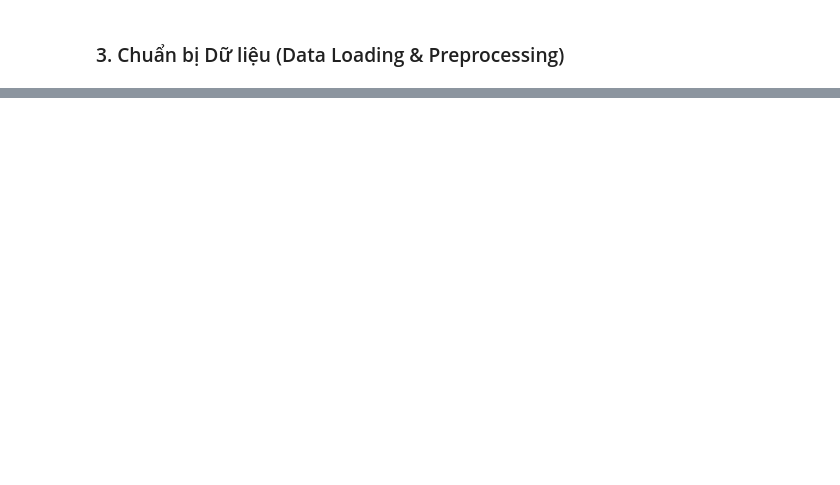
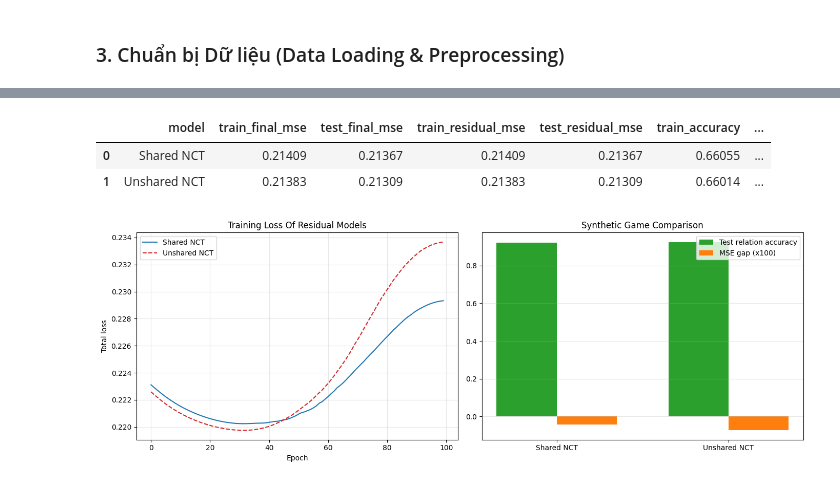
Before and after one commit to TANVANHCMUS2005/DM_Lab03_Clustering, a Jupyter notebook: Group_11/notebooks/02_ablation_study.ipynb, the cells around one changed output, grey strips where cells are left out. Cells and saved outputs as stored; diff of their text form; code cells hidden in the pictures; blank space fills up the shorter version.

```diff
--- a/Group_11/notebooks/02_ablation_study.ipynb
+++ b/Group_11/notebooks/02_ablation_study.ipynb
@@ -285,0 +371,79 @@ plt.show()
+# %%
+summary = pd.DataFrame([
+    {
+        'model': 'Shared NCT',
+        'train_final_mse': shared_train_metrics['final_mse'],
+        'test_final_mse': shared_test_metrics['final_mse'],
+        'train_residual_mse': shared_train_metrics['residual_mse'],
+        'test_residual_mse': shared_test_metrics['residual_mse'],
+        'train_accuracy': shared_train_metrics['accuracy'],
+        'test_accuracy': shared_test_metrics['accuracy'],
+        'train_relation_accuracy': shared_train_metrics['relation_accuracy'],
+        'test_relation_accuracy': shared_test_metrics['relation_accuracy'],
+        'mse_gap': shared_test_metrics['final_mse'] - shared_train_metrics['final_mse'],
+        'used_codes_test': shared_test_metrics['used_codes'],
+        'utilization_test': shared_test_metrics['utilization_ratio'],
+    },
+    {
+        'model': 'Unshared NCT',
+        'train_final_mse': unshared_train_metrics['final_mse'],
+        'test_final_mse': unshared_test_metrics['final_mse'],
+        'train_residual_mse': unshared_train_metrics['residual_mse'],
+        'test_residual_mse': unshared_test_metrics['residual_mse'],
+        'train_accuracy': unshared_train_metrics['accuracy'],
+        'test_accuracy': unshared_test_metrics['accuracy'],
+        'train_relation_accuracy': unshared_train_metrics['relation_accuracy'],
+        'test_relation_accuracy': unshared_test_metrics['relation_accuracy'],
+        'mse_gap': unshared_test_metrics['final_mse'] - unshared_train_metrics['final_mse'],
+        'used_codes_test': unshared_test_metrics['used_codes'],
+        'utilization_test': unshared_test_metrics['utilization_ratio'],
+    },
+])
+
+summary_display = summary.copy()
+for col in [
+    'train_final_mse',
+    'test_final_mse',
+    'train_residual_mse',
+    'test_residual_mse',
+    'train_accuracy',
+    'test_accuracy',
+    'train_relation_accuracy',
+    'test_relation_accuracy',
+    'mse_gap',
+    'utilization_test',
+]:
+    summary_display[col] = summary_display[col].map(lambda value: round(float(value), 5))
+
+display(summary_display)
+
+fig, axes = plt.subplots(1, 2, figsize=(14, 5))
+
+axes[0].plot(hist_shared.total_loss, label='Shared NCT', color='tab:blue')
+axes[0].plot(hist_unshared.total_loss, label='Unshared NCT', color='tab:red', linestyle='--')
+axes[0].set_title('Training Loss Of Residual Models')
+axes[0].set_xlabel('Epoch')
+axes[0].set_ylabel('Total loss')
+axes[0].grid(True, alpha=0.3)
+axes[0].legend()
+
+x = np.arange(len(summary))
+width = 0.35
+axes[1].bar(x - width / 2, summary['test_relation_accuracy'], width=width, label='Test relation accuracy', color='tab:green')
+# axes[1].bar(x + width / 2, summary['mse_gap'], width=width, label='Test-train MSE gap', color='tab:orange')
+# Nhân 100 để hiển thị rõ hơn trên biểu đồ chung
+axes[1].bar(x + width / 2, summary['mse_gap'] * 100, width=width,
+            label='MSE gap (x100)', color='tab:orange')
+axes[1].set_xticks(x)
+axes[1].set_xticklabels(summary['model'])
+axes[1].set_title('Synthetic Game Comparison')
+axes[1].grid(True, axis='y', alpha=0.3)
+axes[1].legend()
+
+plt.tight_layout()
+plt.show()
+# %% [output]
+|  | model | train_final_mse | test_final_mse | train_residual_mse | test_residual_mse | train_accuracy | ... |
+| 0 | Shared NCT | 0.21409 | 0.21367 | 0.21409 | 0.21367 | 0.66055 | ... |
+| 1 | Unshared NCT | 0.21383 | 0.21309 | 0.21383 | 0.21309 | 0.66014 | ... |
+[figure, added]
```
Also changed, not shown: parts of 30 cells of this notebook, 9 other files.
